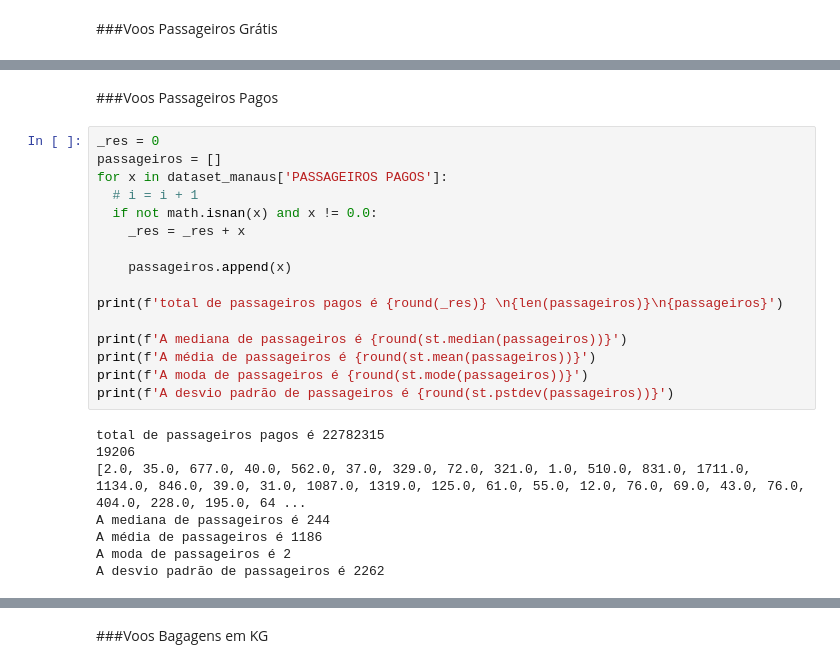
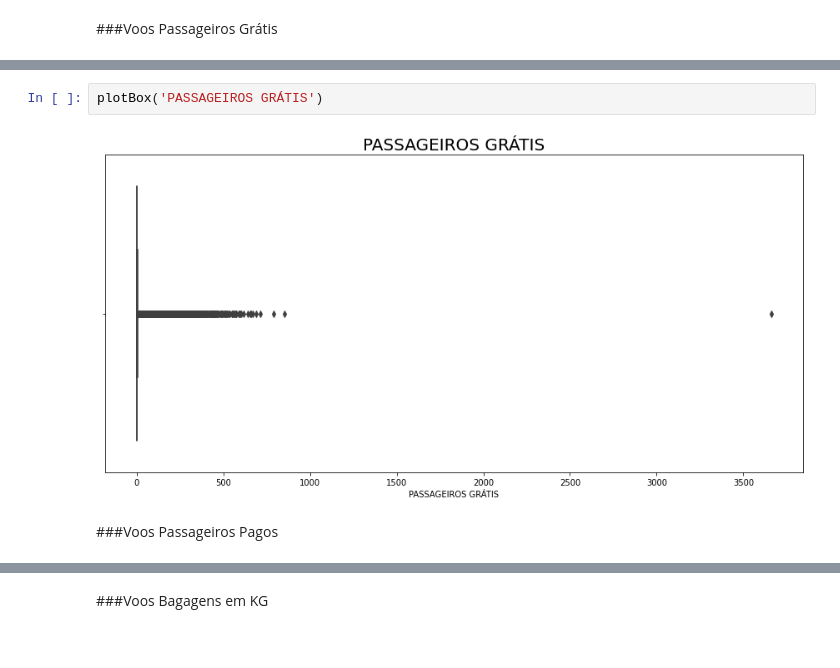
Before and after one commit to MaisaVidal/trabalho_estatistica, a Jupyter notebook: pcorrea-esilva.ipynb, the cells around one changed output, grey strips where cells are left out. Cells and saved outputs as stored; diff of their text form.

```diff
--- a/pcorrea-esilva.ipynb
+++ b/pcorrea-esilva.ipynb
@@ -243,26 +267,6 @@ A desvio padrão de passageiros_gratis é 88
+# %%
+plotBox('PASSAGEIROS GRÁTIS')
+# %% [output]
+[figure, added]
 # %% [markdown]
 ###Voos Passageiros Pagos
-# %%
-_res = 0
-passageiros = []
-for x in dataset_manaus['PASSAGEIROS PAGOS']:
-  # i = i + 1
-  if not math.isnan(x) and x != 0.0:
-    _res = _res + x
-
-    passageiros.append(x)
-
-print(f'total de passageiros pagos é {round(_res)} \n{len(passageiros)}\n{passageiros}')
-
-print(f'A mediana de passageiros é {round(st.median(passageiros))}')
-print(f'A média de passageiros é {round(st.mean(passageiros))}')
-print(f'A moda de passageiros é {round(st.mode(passageiros))}')
-print(f'A desvio padrão de passageiros é {round(st.pstdev(passageiros))}')
-# %% [output]
-total de passageiros pagos é 22782315
-19206
-[2.0, 35.0, 677.0, 40.0, 562.0, 37.0, 329.0, 72.0, 321.0, 1.0, 510.0, 831.0, 1711.0, 1134.0, 846.0, 39.0, 31.0, 1087.0, 1319.0, 125.0, 61.0, 55.0, 12.0, 76.0, 69.0, 43.0, 76.0, 404.0, 228.0, 195.0, 64 ...
-A mediana de passageiros é 244
-A média de passageiros é 1186
-A moda de passageiros é 2
-A desvio padrão de passageiros é 2262
```
Also changed, not shown: parts of 24 cells of this notebook.
